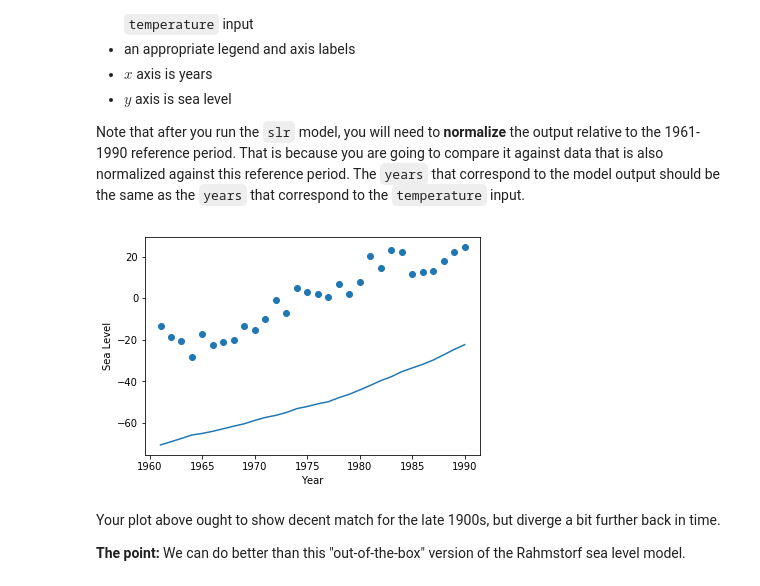
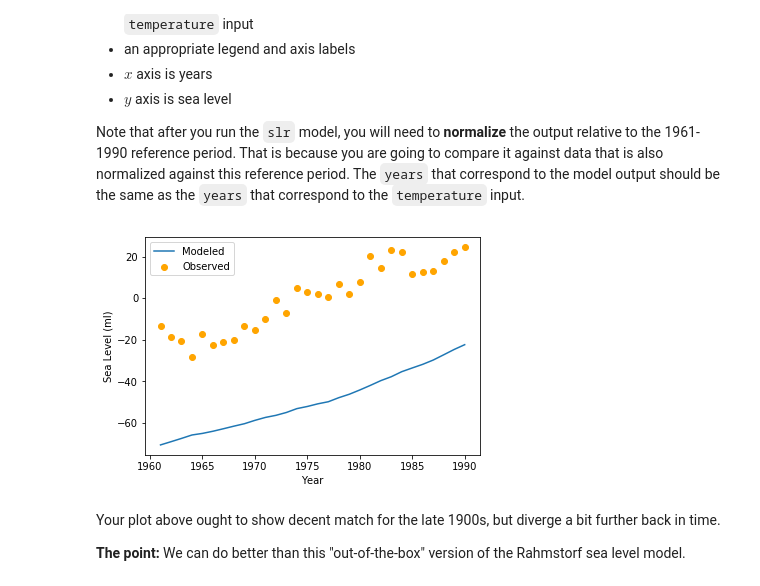
Before and after one commit to BrennonLee/AI, a Jupyter notebook: hw/csci3202_hw04_Brennon_Lee.ipynb, the cells around one changed output. Drawn from its saved outputs; the diff is of its cells as text; code cells hidden in the pictures.

```diff
--- a/hw/csci3202_hw04_Brennon_Lee.ipynb
+++ b/hw/csci3202_hw04_Brennon_Lee.ipynb
@@ -116,18 +117,19 @@ Note that after you run the `slr` model, you will need to **normalize** the outp
 # %%
 slr_outputs = slr(3.4, -0.5, temperature)
 
 year_indicies = range(year.index(1961), year.index(1992))
 period_years = year[year.index(1961): year.index(1991)]
 period_sealevels = sealevel[year_indicies[0]: year_indicies[-1]]
 norm_slr = slr_outputs[year_indicies[0]: year_indicies[-1]]
 
-plt.scatter(period_years, period_sealevels)
-plt.plot(period_years, norm_slr)
+plt.scatter(period_years, period_sealevels, color='Orange' , label='Observed')
+plt.plot(period_years, norm_slr, label='Modeled')
 plt.xlabel('Year')
-plt.ylabel('Sea Level')
+plt.ylabel('Sea Level (ml)')
+plt.legend()
 plt.show()
 # %% [output]
-[figure, old version]
+[figure, new version]
 # %% [markdown]
 Your plot above ought to show decent match for the late 1900s, but diverge a bit further back in time.
 
```
Also changed, not shown: parts of 1 cell of this notebook.
